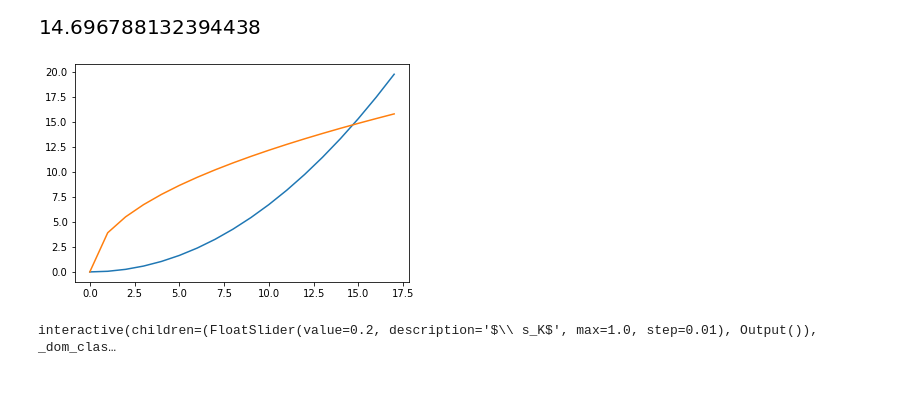
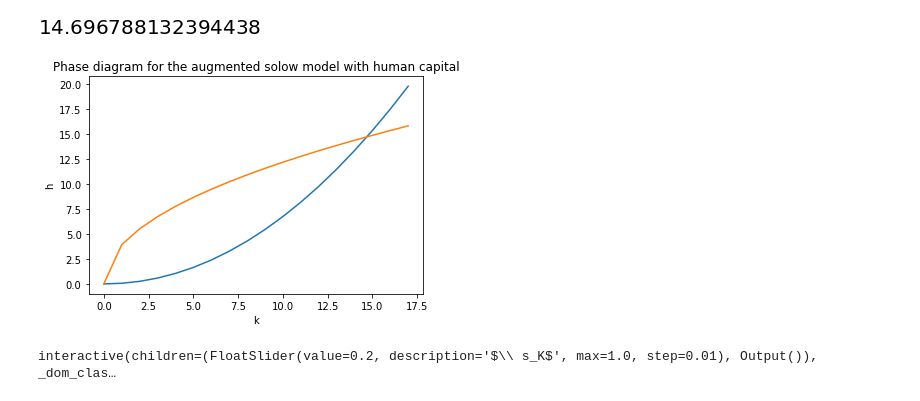
Before and after one commit to NumEconCopenhagen/projects-2019-ccl, a Jupyter notebook: modelproject/modelproject.ipynb, the cells around one changed output. Cells and saved outputs as stored; diff of their text form; code cells hidden in the pictures.

```diff
--- a/modelproject/modelproject.ipynb
+++ b/modelproject/modelproject.ipynb
@@ -250,27 +198,29 @@ result_SSN1
 # %%
 import matplotlib.pyplot as plt
 import math
 
+# We define the parameter values
 n = 0.01
 g = 0.02
 s_K = 0.20
 a = 0.33
 phi =0.33
 s_H =0.20
 d =0.05
 
+# Setting the axis range to 18
+k = np.array(range(18))
 
-# Create the vectors X and Y
-k = np.array(range(18))
+#We state the functions used in the phase diagram
 h1 = ((((n+g+d+n*g)/(s_K))**(1/phi))*k**((1-a)/phi))
 h2 = (((s_H*k**a)/(n+g+d+n*g))**(1/(1-phi)))
 
-
-# Create the plot
+#We plot the x-axis array of k and the functions of h1 and h2
 plt.plot(k, h1, h2)
-
-# Show the plot
+plt.xlabel('k')
+plt.ylabel('h')
+plt.title('Phase diagram for the augmented solow model with human capital')
 plt.show()
 # %% [output]
-[figure, old version]
+[figure, new version]
 # %%
```
Also changed, not shown: parts of 31 cells of this notebook.
